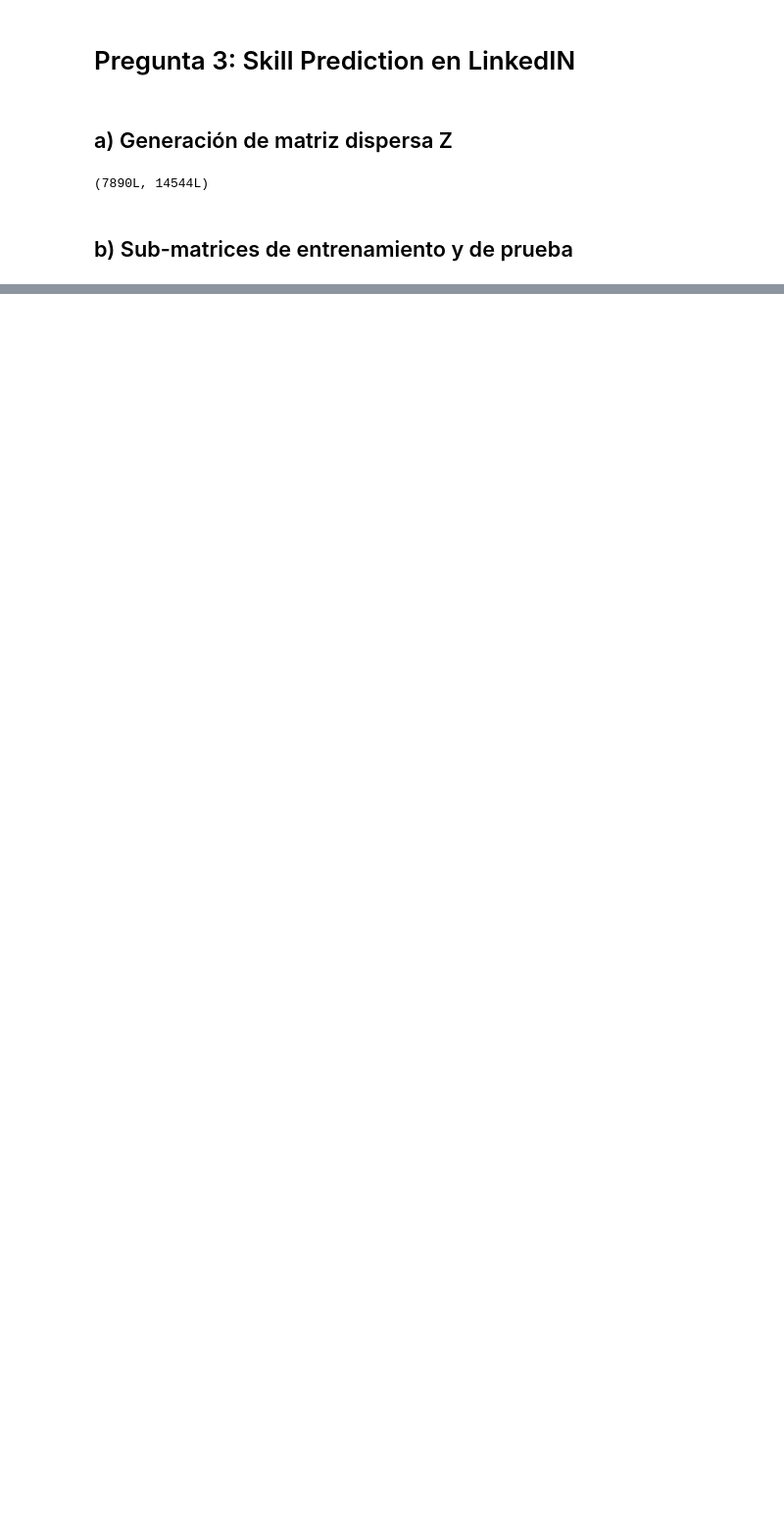
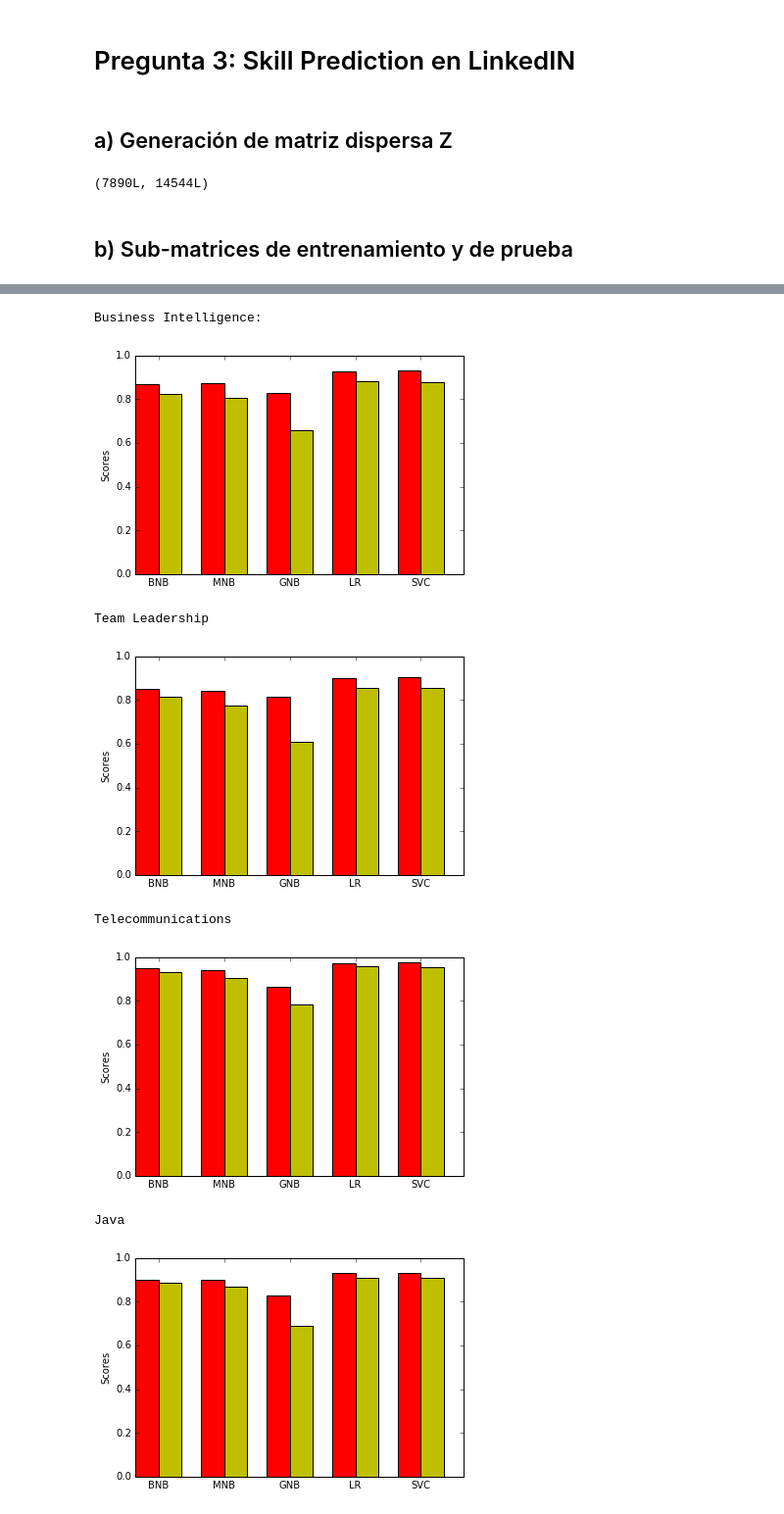
Before and after one commit to Jencks/ML-Tarea2, a Jupyter notebook: 3 - Skill Prediction en LinkedIN/Informe - Skill Prediction en LinkedIN.ipynb, the cells around one changed output, grey strips where cells are left out. Shown at 98% size. Saved outputs shown, nothing was run; the diff lists cells and outputs as text; code cells hidden in the pictures; blank space fills up the shorter version.

```diff
--- a/3 - Skill Prediction en LinkedIN/Informe - Skill Prediction en LinkedIN.ipynb
+++ b/3 - Skill Prediction en LinkedIN/Informe - Skill Prediction en LinkedIN.ipynb
@@ -35,13 +35,12 @@ matriz.shape
 ## b) Sub-matrices de entrenamiento y de prueba
 # %%
 import random
-from random import randint
 
 matriz_aux = random.sample(matriz, len(matriz))
 n = len(matriz_aux)
 
-matriz_train = matriz_aux[:int(n*0.7)]
-matriz_test = matriz_aux[int(n*0.7):]
+matriz_train = np.asmatrix(matriz_aux[:int(n*0.7)])
+matriz_test = np.asmatrix(matriz_aux[int(n*0.7):])
 
 n_tr = len(matriz_train)
 n_ts = len(matriz_test)
@@ -55,0 +149,21 @@ n_ts = len(matriz_test)
+# %%
+def generar_grafico_comparativo(id_skill):
+
+    X_tr, y_tr, X_ts, y_ts = generar_matrices_tr_ts(id_skill)
+
+    train_scores, test_scores = train_eval_models(X_tr, y_tr, X_ts, y_ts)
+
+    N = len(train_scores)
+
+    ind = np.arange(N)
+    width = 0.35
+
+    fig, ax = plt.subplots()
+    rects1 = ax.bar(ind, train_scores, width, color='r')
+    rects2 = ax.bar(ind + width, test_scores, width, color='y')
+
+    ax.set_ylabel('Scores')
+    ax.set_xticks(ind + width)
+    ax.set_xticklabels(('BNB', 'MNB', 'GNB', 'LR', 'SVC'))
+
+    plt.show()
@@ -55,0 +172,24 @@ n_ts = len(matriz_test)
+# %%
+print "Business Intelligence:"
+generar_grafico_comparativo(0)
+print
+print "Team Leadership"
+generar_grafico_comparativo(1)
+print
+print "Telecommunications"
+generar_grafico_comparativo(15)
+print
+print "Java"
+generar_grafico_comparativo(8)
+print
+print "PHP"
+generar_grafico_comparativo(6)
+# %% [output]
+Business Intelligence:
+[figure, added]
+Team Leadership
+[figure, added]
+Telecommunications
+[figure, added]
+Java
+[figure, added]
```
Also changed, not shown: parts of 16 cells of this notebook.
